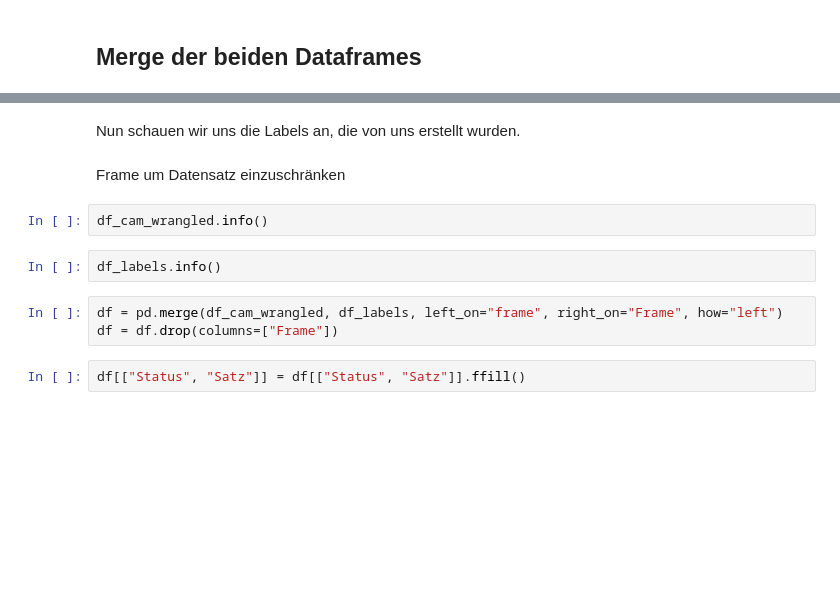
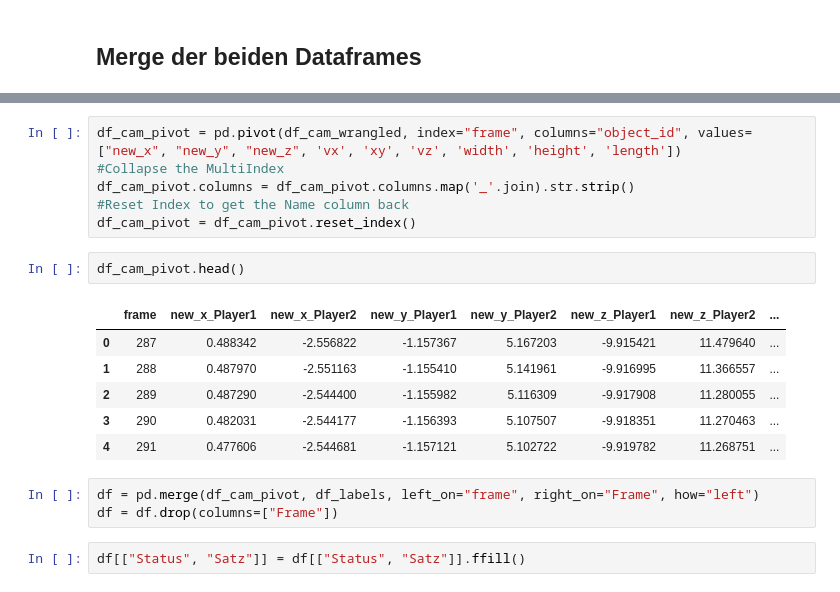
Before and after one commit to fhnw-ds/fhnw-cda2-tennis-analysis, a Jupyter notebook: field_analysis/eda_baden.ipynb, the cells around one changed output, grey strips where cells are left out. Drawn from its saved outputs; the diff is of its cells as text; blank space fills up the shorter version.

Commit message:
Neues Dataframe

```diff
--- a/field_analysis/eda_baden.ipynb
+++ b/field_analysis/eda_baden.ipynb
@@ -178,13 +185,20 @@ df_cam_wrangled.shape
-# %% [markdown]
-Nun schauen wir uns die Labels an, die von uns erstellt wurden.
-# %% [markdown]
-Frame um Datensatz einzuschränken
-# %%
-df_cam_wrangled.info()
-# %%
-df_labels.info()
+# %%
+df_cam_pivot = pd.pivot(df_cam_wrangled, index="frame", columns="object_id", values=["new_x", "new_y", "new_z", 'vx', 'xy', 'vz', 'width', 'height', 'length'])
+#Collapse the MultiIndex
+df_cam_pivot.columns = df_cam_pivot.columns.map('_'.join).str.strip()
+#Reset Index to get the Name column back
+df_cam_pivot = df_cam_pivot.reset_index()
+# %%
+df_cam_pivot.head()
+# %% [output]
+|  | frame | new_x_Player1 | new_x_Player2 | new_y_Player1 | new_y_Player2 | new_z_Player1 | new_z_Player2 | ... |
+| 0 | 287 | 0.488342 | -2.556822 | -1.157367 | 5.167203 | -9.915421 | 11.479640 | ... |
+| 1 | 288 | 0.487970 | -2.551163 | -1.155410 | 5.141961 | -9.916995 | 11.366557 | ... |
+| 2 | 289 | 0.487290 | -2.544400 | -1.155982 | 5.116309 | -9.917908 | 11.280055 | ... |
+| 3 | 290 | 0.482031 | -2.544177 | -1.156393 | 5.107507 | -9.918351 | 11.270463 | ... |
+| 4 | 291 | 0.477606 | -2.544681 | -1.157121 | 5.102722 | -9.919782 | 11.268751 | ... |
 # %%
-df = pd.merge(df_cam_wrangled, df_labels, left_on="frame", right_on="Frame", how="left")
+df = pd.merge(df_cam_pivot, df_labels, left_on="frame", right_on="Frame", how="left")
 df = df.drop(columns=["Frame"])
 # %%
 df[["Status", "Satz"]] = df[["Status", "Satz"]].ffill()
```
Also changed, not shown: parts of 10 cells of this notebook.
